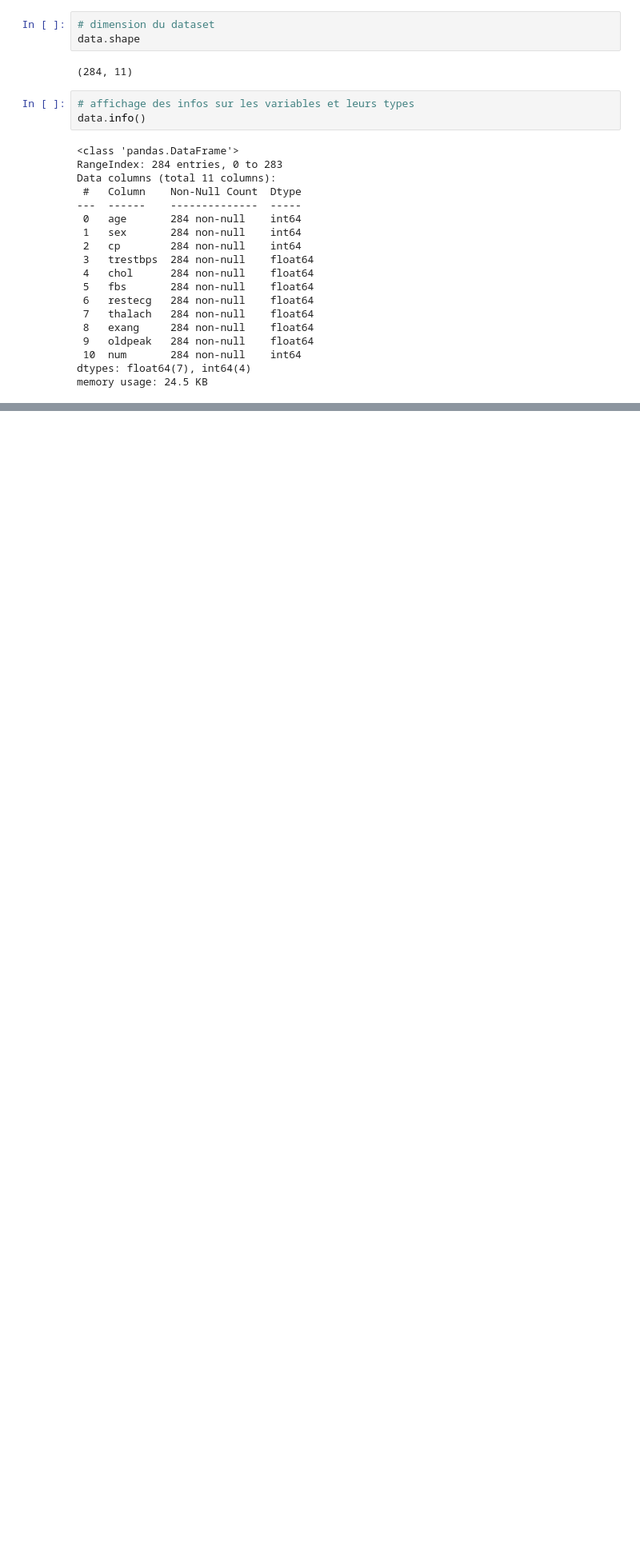
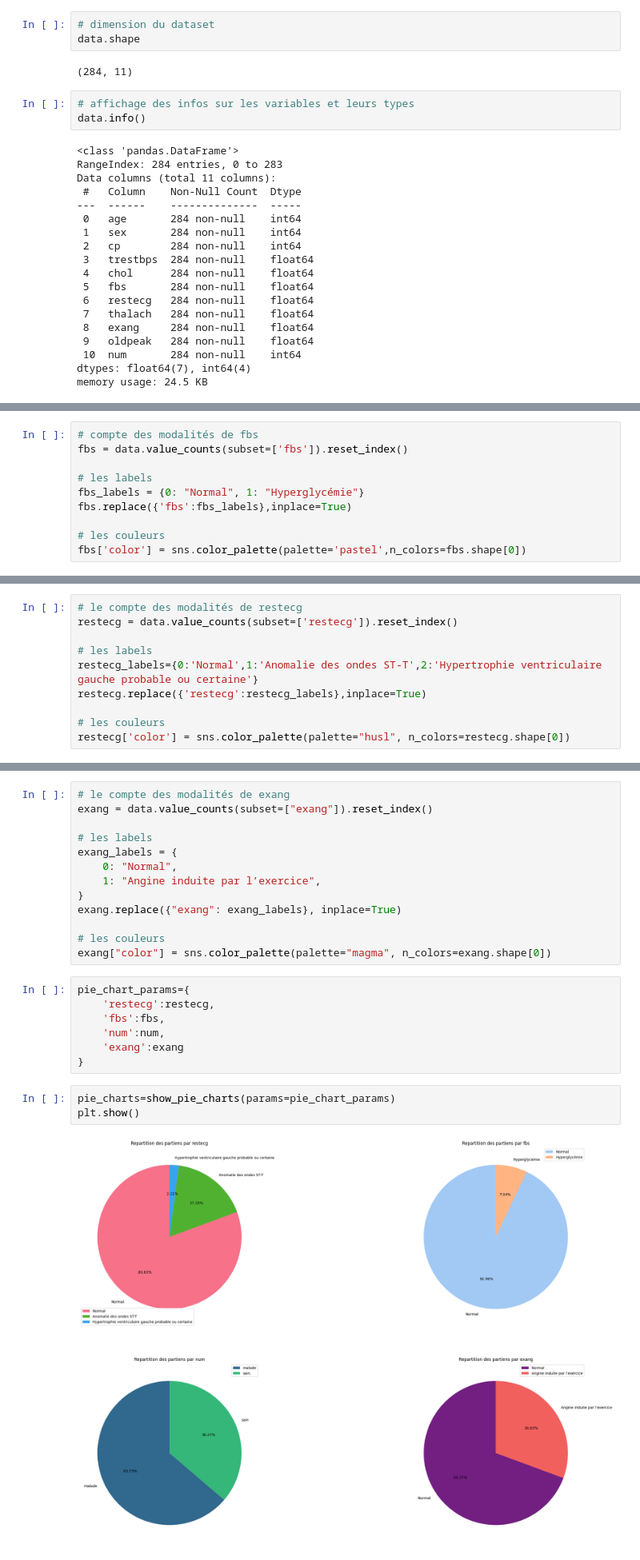
Before and after one commit to Harlequelrah/heart_attack_prediction, a Jupyter notebook: project/notebooks/analysis.ipynb, the cells around one changed output, grey strips where cells are left out. Shown at 80% size. Cells and saved outputs as stored; diff of their text form; blank space fills up the shorter version.

Commit message:
fonction pour barplot et pie chart

```diff
--- a/project/notebooks/analysis.ipynb
+++ b/project/notebooks/analysis.ipynb
@@ -71,0 +123,10 @@ Ici nous allons exposer quelques graphiques qui montrent la distribution de la v
+# %%
+# compte des modalités de fbs
+fbs = data.value_counts(subset=['fbs']).reset_index()
+
+# les labels
+fbs_labels = {0: "Normal", 1: "Hyperglycémie"}
+fbs.replace({'fbs':fbs_labels},inplace=True)
+
+# les couleurs
+fbs['color'] = sns.color_palette(palette='pastel',n_colors=fbs.shape[0])
@@ -71,0 +135,10 @@ Ici nous allons exposer quelques graphiques qui montrent la distribution de la v
+# %%
+# le compte des modalités de restecg
+restecg = data.value_counts(subset=['restecg']).reset_index()
+
+# les labels
+restecg_labels={0:'Normal',1:'Anomalie des ondes ST-T',2:'Hypertrophie ventriculaire gauche probable ou certaine'}
+restecg.replace({'restecg':restecg_labels},inplace=True)
+
+# les couleurs
+restecg['color'] = sns.color_palette(palette="husl", n_colors=restecg.shape[0])
@@ -71,0 +147,25 @@ Ici nous allons exposer quelques graphiques qui montrent la distribution de la v
+# %%
+# le compte des modalités de exang
+exang = data.value_counts(subset=["exang"]).reset_index()
+
+# les labels
+exang_labels = {
+    0: "Normal",
+    1: "Angine induite par l’exercice",
+}
+exang.replace({"exang": exang_labels}, inplace=True)
+
+# les couleurs
+exang["color"] = sns.color_palette(palette="magma", n_colors=exang.shape[0])
+# %%
+pie_chart_params={
+    'restecg':restecg,
+    'fbs':fbs,
+    'num':num,
+    'exang':exang
+}
+# %%
+pie_charts=show_pie_charts(params=pie_chart_params)
+plt.show()
+# %% [output]
+[figure, added]
```
Also changed, not shown: parts of 28 cells of this notebook, 2 other files.
